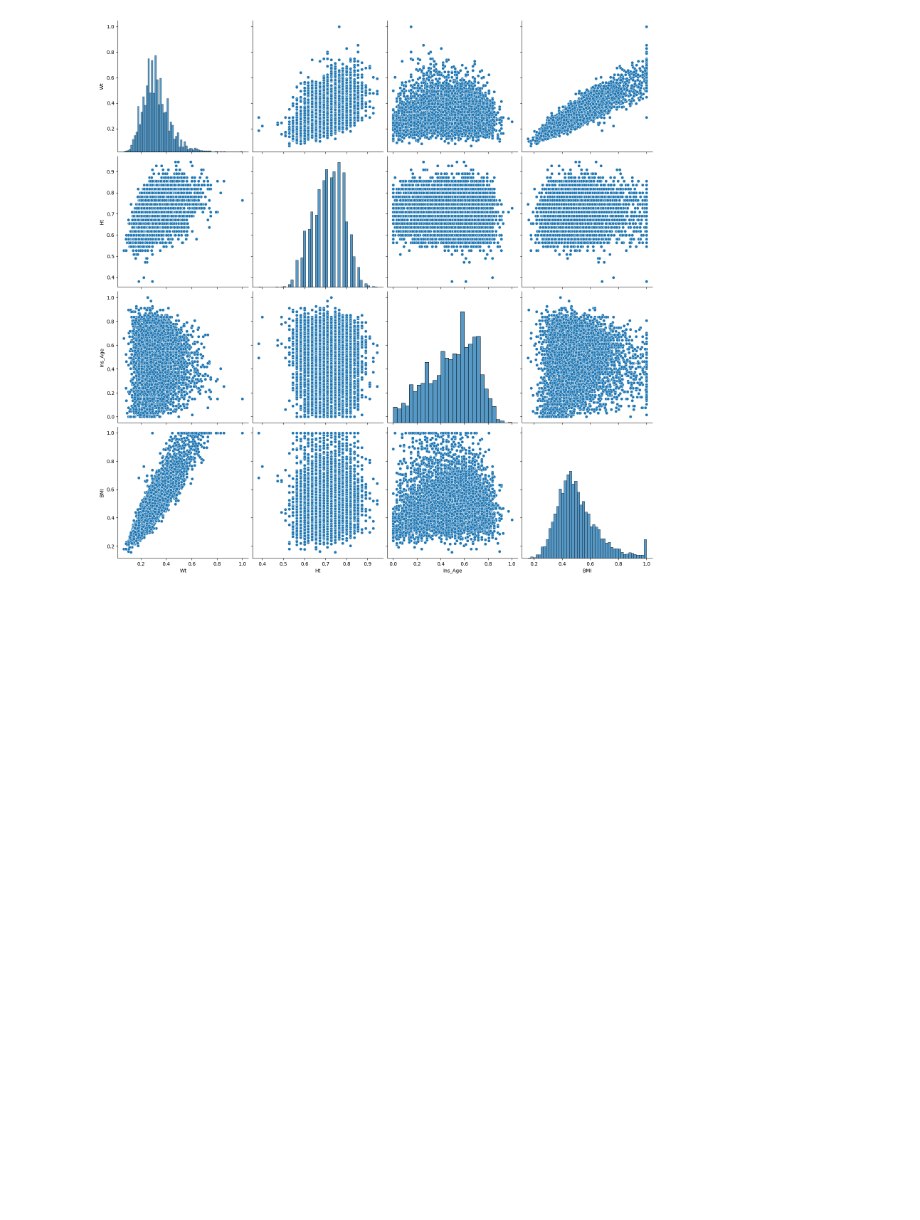
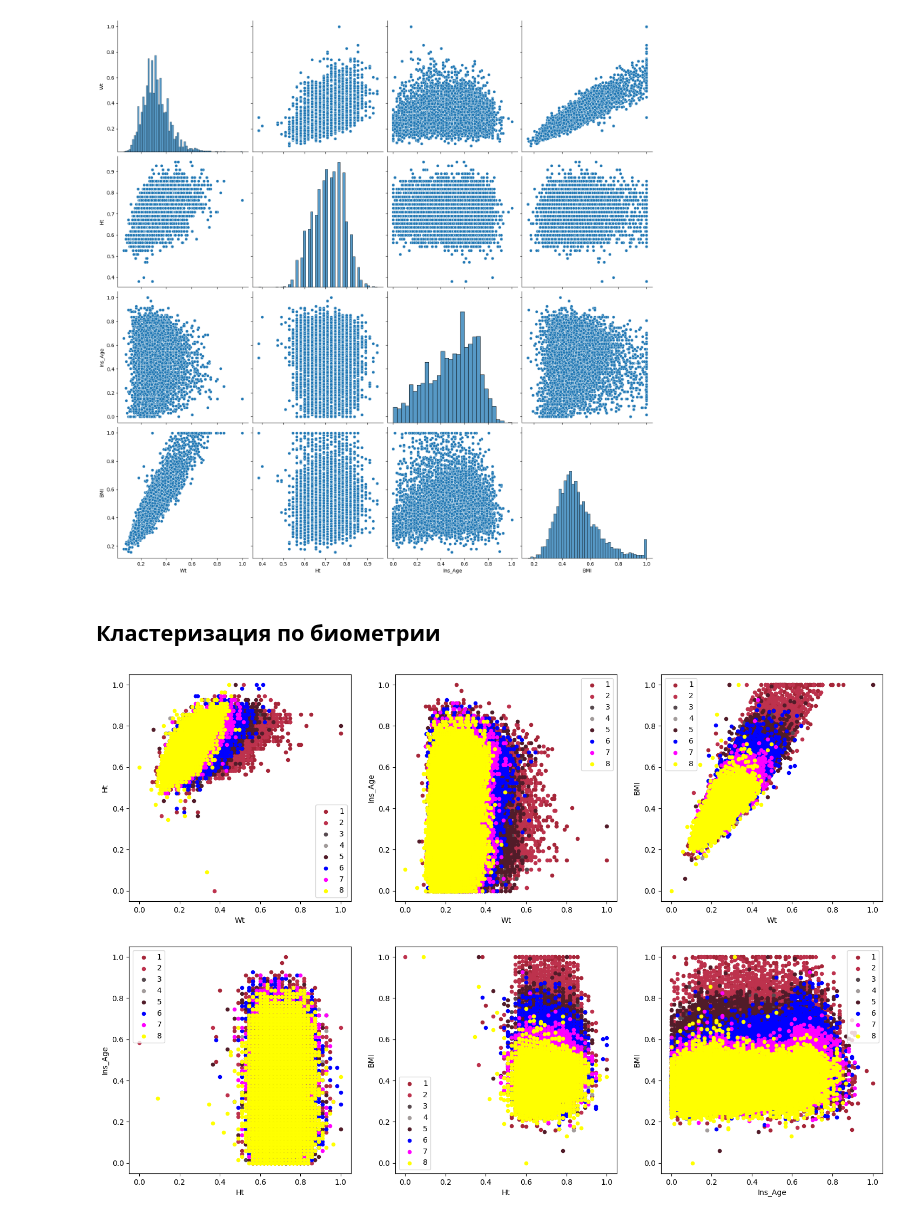
Before and after one commit to iteegi/data-science-algo, a Jupyter notebook: data-science-algo/tasks/14_insurance_scoring.ipynb, the cells around one changed output. Saved outputs shown, nothing was run; the diff lists cells and outputs as text; code cells hidden in the pictures; blank space fills up the shorter version.

```diff
--- a/data-science-algo/tasks/14_insurance_scoring.ipynb
+++ b/data-science-algo/tasks/14_insurance_scoring.ipynb
@@ -116,3 +116,41 @@ plt.show()
 del data
 # %% [output]
 [figure]
+# %% [markdown]
+## Кластеризация по биометрии
+# %%
+columns_groups = [
+    ["Wt", "Ht"],
+    ["Wt", "Ins_Age"],
+    ["Wt", "BMI"],
+    ["Ht", "Ins_Age"],
+    ["Ht", "BMI"],
+    ["Ins_Age", "BMI"],
+]
+
+colors = [
+    "#A62639",
+    "#BD324D",
+    "#56494E",
+    "#A29C9B",
+    "#511C29",
+    "#0000FF",
+    "#FF00FF",
+    "#FFFF00",
+    "#00FFFF",
+    "#00FF00",
+]
+
+fig = plt.figure(figsize=(18, 12))
+for i, c in enumerate(columns_groups):
+    data = pd.DataFrame(train, columns=c.append("Response"))
+    legend = []
+    area = fig.add_subplot(2, 3, i+1)
+    for response in range(1, train["Response"].max() + 1):
+        data[data["Response"] == response].plot.scatter(x=c[0], y=c[1], ax=area, c=colors[response-1])
+        legend.append(response)
+    area.legend(legend)
+
+plt.show()
+# %% [output]
+[figure, added]
```
